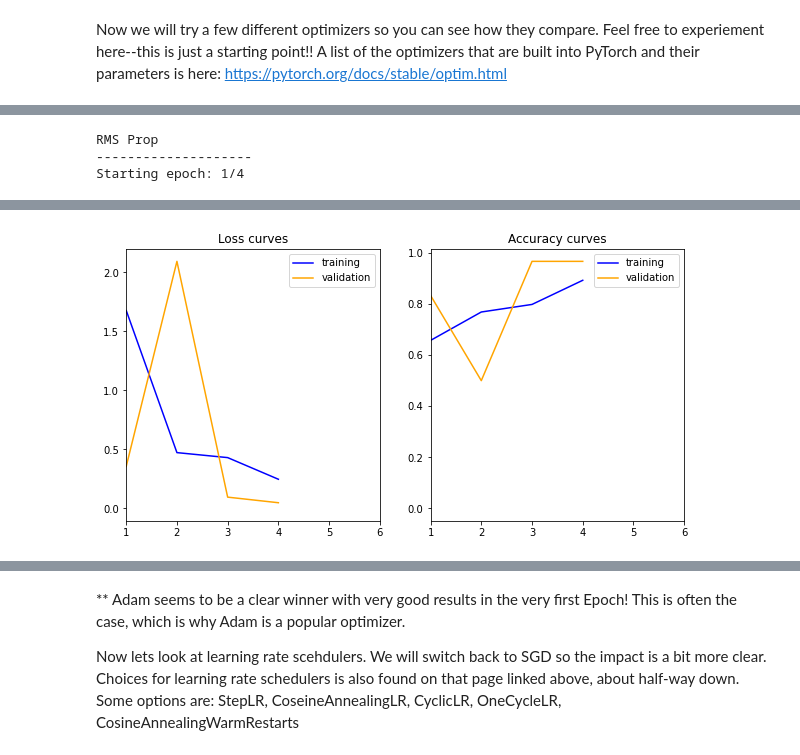
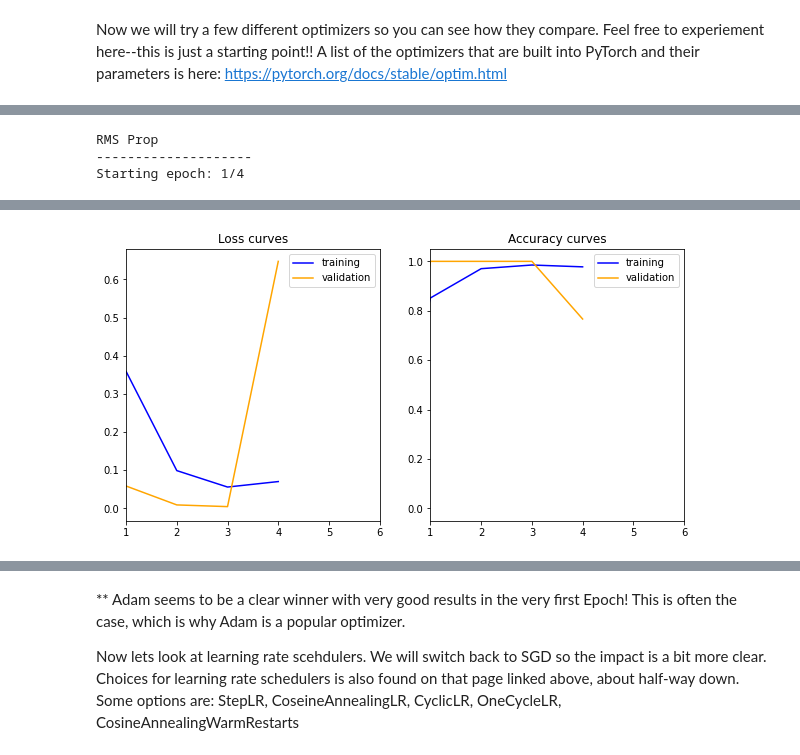
Before and after one commit to RSNA/AI-Deep-Learning-Lab-2019, a Jupyter notebook: IntrotoDeepLearning.ipynb, the cells around one changed output, grey strips where cells are left out. Drawn from its saved outputs; the diff is of its cells as text; code cells hidden in the pictures.

Commit message:
Fixed build_model and better learning rate

```diff
--- a/IntrotoDeepLearning.ipynb
+++ b/IntrotoDeepLearning.ipynb
@@ -738,7 +738,7 @@ time taken to run: 28.762243840000338
 # %%
 # Cell 16
-
-optimizer = torch.optim.RMSprop(model.parameters(), lr=0.01, alpha=0.99, eps=1e-08, weight_decay=0, momentum=0)
+model = build_model(arch="resnet18")
+optimizer = torch.optim.RMSprop(model.parameters(), lr=0.0001, alpha=0.99, eps=1e-08, weight_decay=0, momentum=0)
 
 t1 = time.perf_counter()
 
@@ -781,3 +781,3 @@ time taken to run: 28.536309355000412
-[figure, old version]
+[figure, new version]
 # %%
 # Cell 17
```
Also changed, not shown: parts of 13 cells of this notebook.
